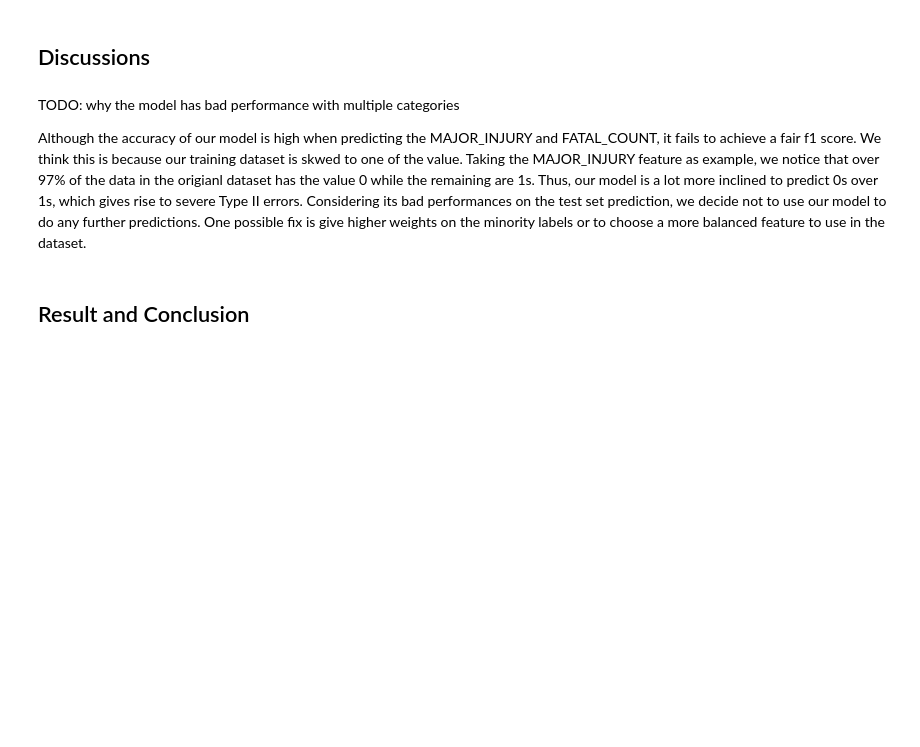
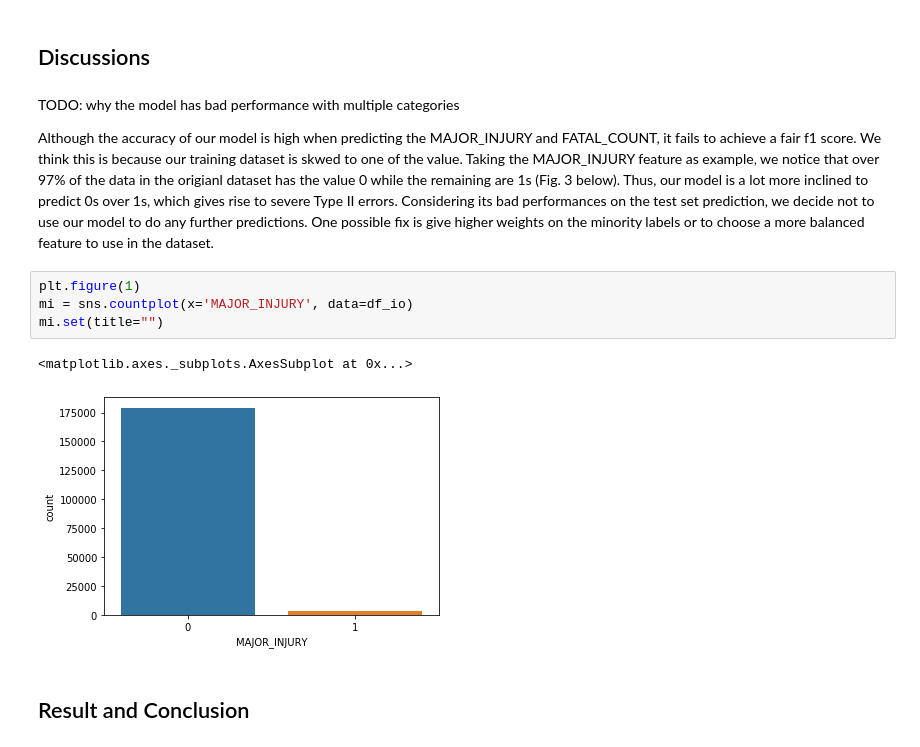
Before and after one commit to NasirNabi75/15688-Final-Project, a Jupyter notebook: code.ipynb, the cells around one changed output. Drawn from its saved outputs; the diff is of its cells as text; blank space fills up the shorter version.

Commit message:
Add skew data example graph

```diff
--- a/code.ipynb
+++ b/code.ipynb
@@ -674,7 +676,14 @@ urban_rural_comp()
 TODO: why the model has bad performance with multiple categories
 
 
-Although the accuracy of our model is high when predicting the MAJOR_INJURY and FATAL_COUNT, it fails to achieve a fair f1 score. We think this is because our training dataset is skwed to one of the value. Taking the MAJOR_INJURY feature as example, we notice that over 97% of the data in the origianl dataset has the value 0 while the remaining are 1s. Thus, our model is a lot more inclined to predict 0s over 1s, which gives rise to severe Type II errors. Considering its bad performances on the test set prediction, we decide not to use our model to do any further predictions. One possible fix is give higher weights on the minority labels or to choose a more balanced feature to use in the dataset.
+Although the accuracy of our model is high when predicting the MAJOR_INJURY and FATAL_COUNT, it fails to achieve a fair f1 score. We think this is because our training dataset is skwed to one of the value. Taking the MAJOR_INJURY feature as example, we notice that over 97% of the data in the origianl dataset has the value 0 while the remaining are 1s (Fig. 3 below). Thus, our model is a lot more inclined to predict 0s over 1s, which gives rise to severe Type II errors. Considering its bad performances on the test set prediction, we decide not to use our model to do any further predictions. One possible fix is give higher weights on the minority labels or to choose a more balanced feature to use in the dataset.
+# %%
+plt.figure(1)
+mi = sns.countplot(x='MAJOR_INJURY', data=df_io)
+mi.set(title="")
+# %% [output]
+<matplotlib.axes._subplots.AxesSubplot at 0x...>
+[figure, added]
 # %% [markdown]
 ## Result and Conclusion
 # %% [markdown]
```
Also changed, not shown: parts of 1 cell of this notebook.
